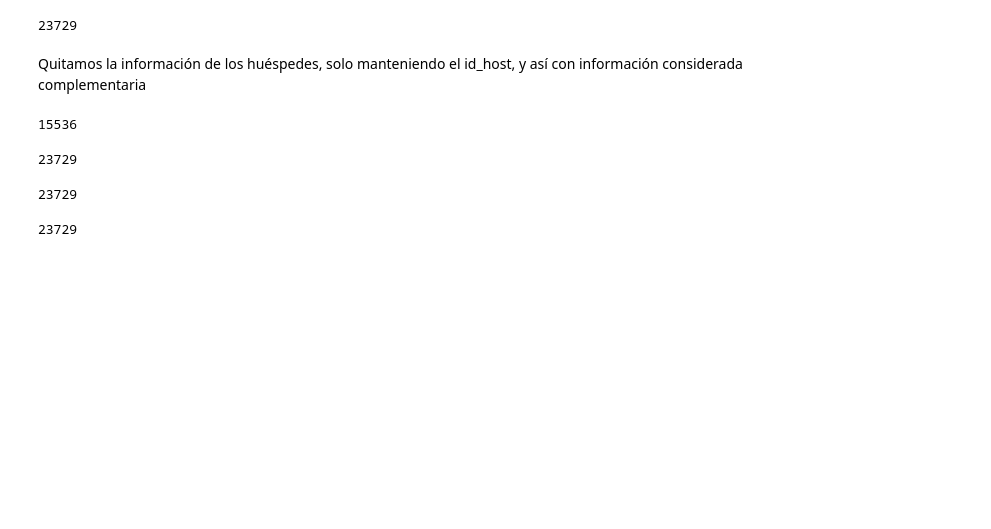
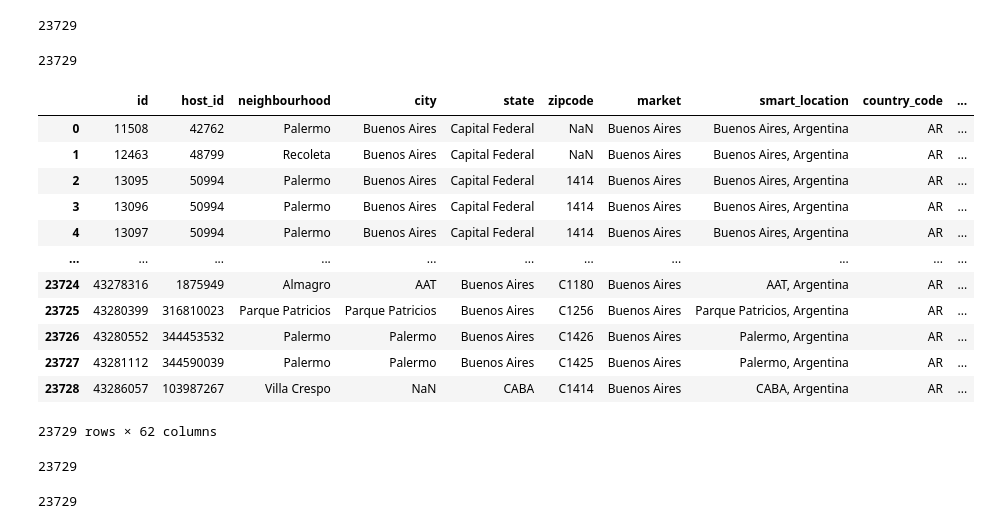
Before and after one commit to javierbengolea/DS_AirBnB, a Jupyter notebook: proyecto/Proyecto.ipynb, the cells around one changed output. Drawn from its saved outputs; the diff is of its cells as text; code cells hidden in the pictures; blank space fills up the shorter version.

```diff
--- a/proyecto/Proyecto.ipynb
+++ b/proyecto/Proyecto.ipynb
@@ -237,0 +163,2 @@ host.to_sql(name="hosts", con=cnx, if_exists="replace")
+# %%
+listings_filtered = listings.drop(columnas_host[1:], axis=1)
@@ -238,14 +187,17 @@ host.to_sql(name="hosts", con=cnx, if_exists="replace")
 # %%
-info1 = listings.iloc[:, 0:19]
+columnas_info1 = ['id', 'listing_url', 'scrape_id', 'last_scraped', 'name', 'summary',
+       'space', 'description', 'experiences_offered', 'neighborhood_overview',
+       'notes', 'transit', 'access', 'interaction', 'house_rules',
+       'thumbnail_url', 'medium_url', 'picture_url', 'xl_picture_url']
+
+info1 = listings[columnas_info1]
 
 info1 = info1.drop_duplicates()
 
 info1.to_sql(name="info1", con=cnx, if_exists="replace")
 # %% [output]
 23729
-# %% [markdown]
-Quitamos la información de los huéspedes, solo manteniendo el id_host, y así con información considerada complementaria
 # %%
-listings_filtered = listings.drop(listings.columns[20:37], axis=1)
+listings_filtered = listings_filtered.drop(columnas_info1[1:], axis=1)
+
+listings_filtered
-# %% [output]
-15536
@@ -258,13 +204,32 @@ info1.to_sql(name="info1", con=cnx, if_exists="replace")
 # %%
-columnas = ["id","street", "neighbourhood_cleansed", "neighbourhood_group_cleansed","require_guest_profile_picture","require_guest_phone_verification",
+columnas_info2 = ["id","street", "neighbourhood_cleansed", "neighbourhood_group_cleansed","require_guest_profile_picture","require_guest_phone_verification",
            "calculated_host_listings_count", "calculated_host_listings_count_entire_homes", "calculated_host_listings_count_shared_rooms",
            "calculated_host_listings_count_private_rooms"]
 
-info2 = pd.read_csv('../datasets/listings.csv', usecols=columnas)
+# info2 = pd.read_csv('../datasets/listings.csv', usecols=columnas_info2)
+info2 = listings[columnas_info2]
 
 info2 = info2.drop_duplicates()
 
 info2.to_sql(name='info2', con = cnx, if_exists="replace")
 # %% [output]
 23729
+# %%
+listings_filtered = listings_filtered.drop(columnas_info2[1:], axis=1)
+
+listings_filtered
+# %% [output]
+|  | id | host_id | neighbourhood | city | state | zipcode | market | smart_location | country_code | ... |
+| 0 | 11508 | 42762 | Palermo | Buenos Aires | Capital Federal | NaN | Buenos Aires | Buenos Aires, Argentina | AR | ... |
+| 1 | 12463 | 48799 | Recoleta | Buenos Aires | Capital Federal | NaN | Buenos Aires | Buenos Aires, Argentina | AR | ... |
+| 2 | 13095 | 50994 | Palermo | Buenos Aires | Capital Federal | 1414 | Buenos Aires | Buenos Aires, Argentina | AR | ... |
+| 3 | 13096 | 50994 | Palermo | Buenos Aires | Capital Federal | 1414 | Buenos Aires | Buenos Aires, Argentina | AR | ... |
+| 4 | 13097 | 50994 | Palermo | Buenos Aires | Capital Federal | 1414 | Buenos Aires | Buenos Aires, Argentina | AR | ... |
+| ... | ... | ... | ... | ... | ... | ... | ... | ... | ... | ... |
+| 23724 | 43278316 | 1875949 | Almagro | AAT | Buenos Aires | C1180 | Buenos Aires | AAT, Argentina | AR | ... |
+| 23725 | 43280399 | 316810023 | Parque Patricios | Parque Patricios | Buenos Aires | C1256 | Buenos Aires | Parque Patricios, Argentina | AR | ... |
+| 23726 | 43280552 | 344453532 | Palermo | Palermo | Buenos Aires | C1426 | Buenos Aires | Palermo, Argentina | AR | ... |
+| 23727 | 43281112 | 344590039 | Palermo | Palermo | Buenos Aires | C1425 | Buenos Aires | Palermo, Argentina | AR | ... |
+| 23728 | 43286057 | 103987267 | Villa Crespo | NaN | CABA | C1414 | Buenos Aires | CABA, Argentina | AR | ... |
+23729 rows × 62 columns
 # %%
```
Also changed, not shown: parts of 34 cells of this notebook.
